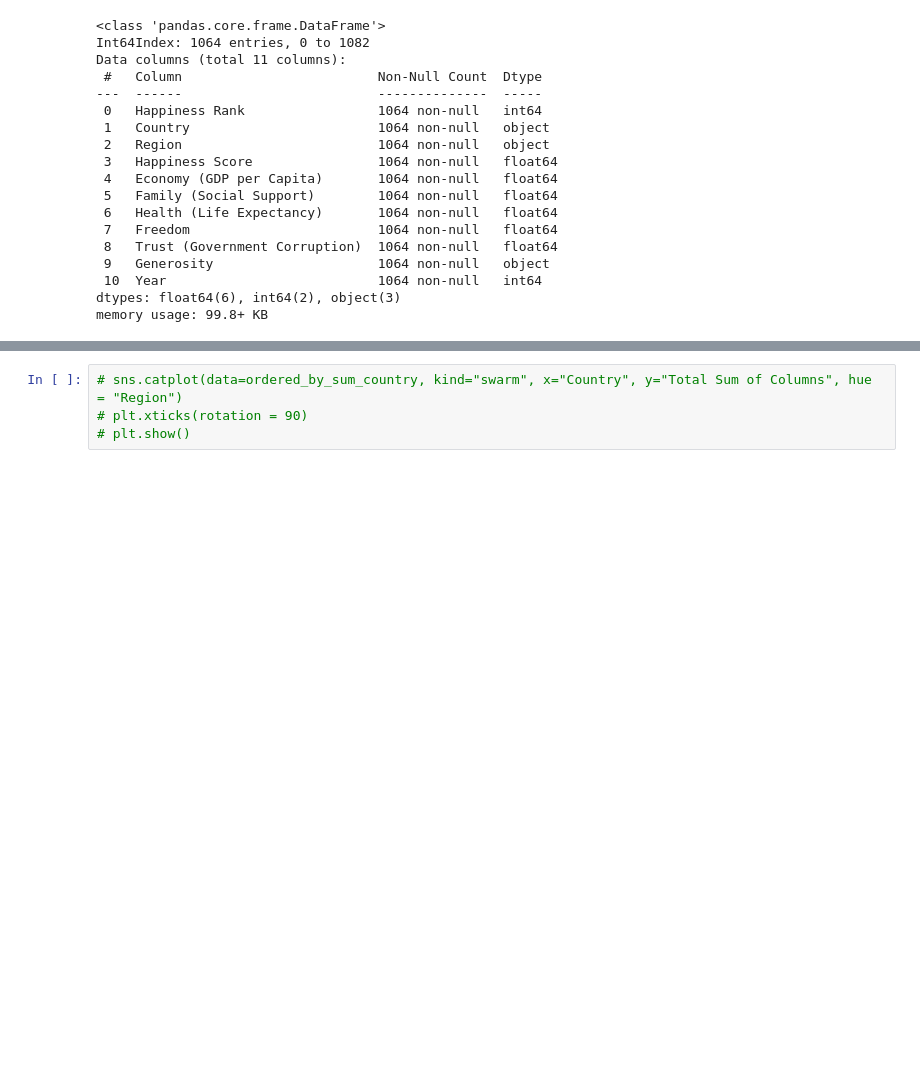
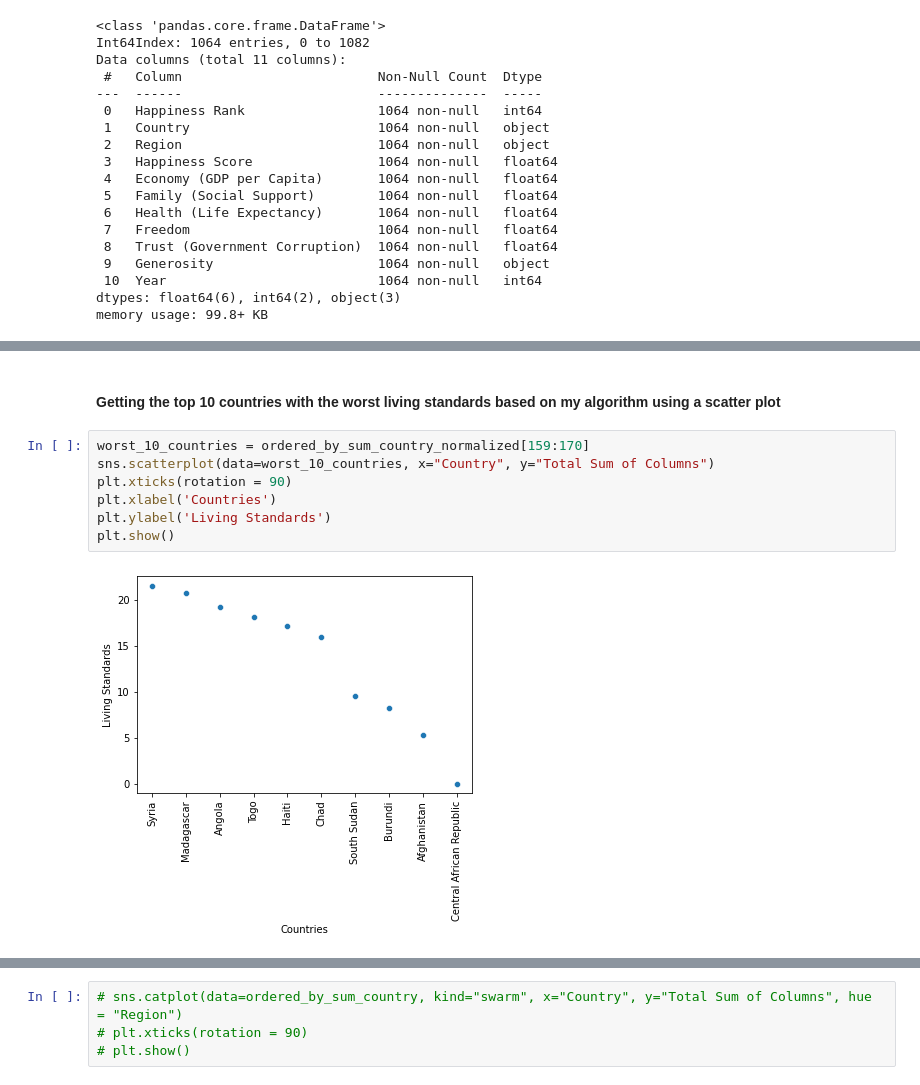
Before and after one commit to ubco-W2022T1-cosc301/project-group47, a Jupyter notebook: notebooks/analysis2.ipynb, the cells around one changed output, grey strips where cells are left out. Drawn from its saved outputs; the diff is of its cells as text; blank space fills up the shorter version.

```diff
--- a/notebooks/analysis2.ipynb
+++ b/notebooks/analysis2.ipynb
@@ -401,0 +446,11 @@ AttributeError: 'str' object has no attribute 'dtype'
+# %% [markdown]
+#### Getting the top 10 countries with the worst living standards based on my algorithm using a scatter plot
+# %%
+worst_10_countries = ordered_by_sum_country_normalized[159:170]
+sns.scatterplot(data=worst_10_countries, x="Country", y="Total Sum of Columns")
+plt.xticks(rotation = 90)
+plt.xlabel('Countries')
+plt.ylabel('Living Standards')
+plt.show()
+# %% [output]
+[figure, added]
```
Also changed, not shown: parts of 52 cells of this notebook.
